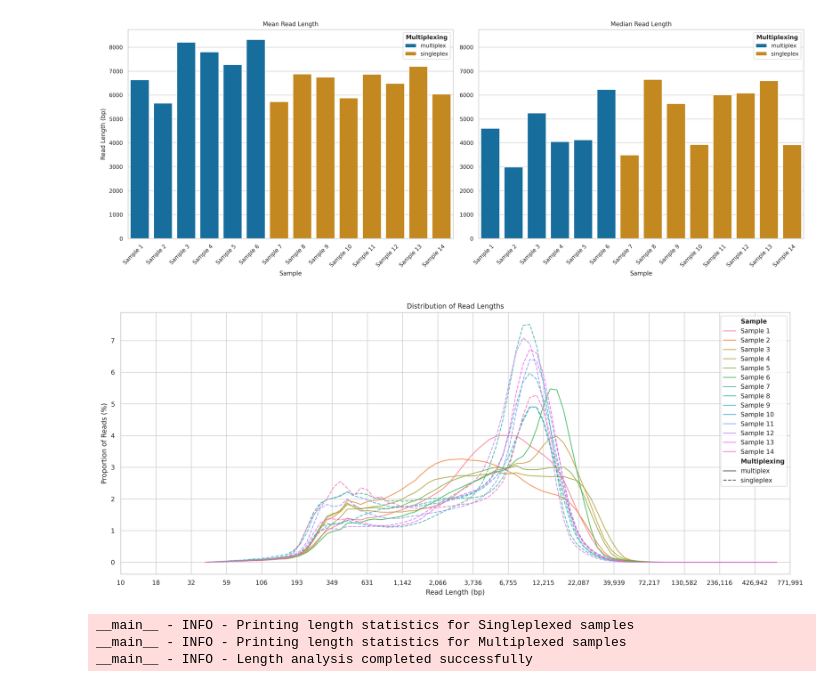
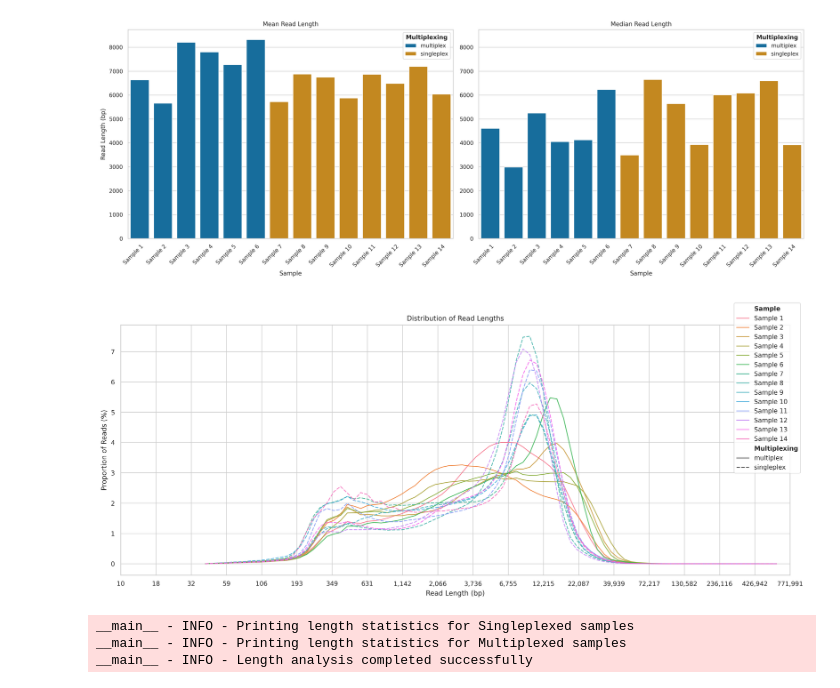
Before and after one commit to KHP-Informatics/ont-benchmark, a Jupyter notebook: ont-benchmark.ipynb, the cells around one changed output. Cells and saved outputs as stored; diff of their text form; code cells hidden in the pictures.

Commit message:
Update ont-benchmark notebook
Modified combined yields plot function.
Removed gridspec slices from upstream plotting functions.

```diff
--- a/ont-benchmark.ipynb
+++ b/ont-benchmark.ipynb
@@ -1026,7 +1006,6 @@ def plot_read_length_distribution(
     num_ticks: int = 20,
     line_alpha: float = 0.8,
     gs: Optional[gridspec.GridSpec] = None,
-    gs_slice: Optional[Union[slice, Tuple[slice, slice]]] = None,
 ) -> Optional[plt.Figure]:
     """
     Plot the distribution of read lengths across samples.
@@ -1034,20 +1013,19 @@ def plot_read_length_distribution(
     Args:
         length_dist (pl.DataFrame): DataFrame containing length distribution data
         max_length (float): Maximum read length for x-axis limit
-        figsize (Tuple[int, int], optional): Figure size. Defaults to (14, 6)
-        dpi (int, optional): Figure DPI. Defaults to 300
-        x_scale (str, optional): Scale for x-axis. Defaults to "log"
-        x_min (int, optional): Minimum x-axis value. Defaults to 10
-        num_ticks (int, optional): Number of x-axis ticks. Defaults to 20
-        line_alpha (float, optional): Line transparency. Defaults to 0.8
-        gs (gridspec.GridSpec, optional): GridSpec for plotting within larger figure
-        gs_slice (Union[slice, Tuple[slice, slice]], optional): Slice of GridSpec to use
+        figsize (Tuple[int, int], optional): Figure size. Defaults to (14, 6).
+        dpi (int, optional): Figure DPI. Defaults to 300.
+        x_scale (str, optional): Scale for x-axis. Defaults to "log".
+        x_min (int, optional): Minimum x-axis value. Defaults to 10.
+        num_ticks (int, optional): Number of x-axis ticks. Defaults to 20.
+        line_alpha (float, optional): Line transparency. Defaults to 0.8.
+        gs (gridspec.GridSpec, optional): GridSpec for plotting within a larger figure.
 
     Returns:
-        Optional[Figure]: Figure object if created independently
+        Optional[Figure]: Figure object if created independently.
 
     Raises:
-        ValueError: If required columns are missing or invalid GridSpec parameters
+        ValueError: If required columns are missing.
     """
     try:
         required_cols = {
@@ -1063,13 +1041,8 @@ def plot_read_length_distribution(
         if gs is None:
             fig, ax = plt.subplots(figsize=figsize, dpi=dpi)
         else:
-            if gs_slice is None:
-                raise ValueError("gs_slice must be provided when using GridSpec")
             fig = plt.gcf()
-            if isinstance(gs_slice, tuple):
-                ax = fig.add_subplot(gs[gs_slice[0]])
-            else:
-                ax = fig.add_subplot(gs[gs_slice])
+            ax = fig.add_subplot(gs[0, 0])
 
         # Filter and prepare data
         non_zero_samples = (
@@ -1110,6 +1083,8 @@ def plot_read_length_distribution(
             ax=ax,
         )
 
+        ax.legend(loc="upper right", bbox_to_anchor=(1.02, 1.1))
+
         ax.set_xscale(x_scale)
         ax.set_xlabel("Read Length (bp)")
         ax.set_ylabel("Proportion of Reads (%)")
@@ -1120,34 +1095,34 @@ def plot_read_length_distribution(
             np.log10(x_min), np.log10(max_length), num=num_ticks
         )
         ax.set_xticks(tick_positions)
         ax.set_xticklabels([f"{int(tick):,}" for tick in tick_positions])
 
         # Set axis limits
         ax.set_xlim(left=x_min, right=max_length)
 
         if gs is None:
             plt.tight_layout()
             return fig
         return None
 
     except Exception as e:
         logger.error(f"Error plotting read length distribution: {str(e)}")
         raise
 
 
 nanoplot_aligned_metrics = load_nanoplot_data(np_aligned_bams_dir, nanoplot_qc_metrics)
 processed_read_length_data = process_nanoplot_data(
     nanoplot_aligned_metrics, nanoplot_qc_metrics
 )
 max_read_length = processed_read_length_data.select(pl.col("lengths").max()).item()
 read_length_distribution = calculate_read_length_distribution(
     processed_read_length_data
 )
 read_length_dist_plot = plot_read_length_distribution(
     read_length_distribution, max_read_length
 )
 # %% [output]
-[figure, old version]
+[figure, new version]
 # %%
 @dataclass
 class LengthMetrics:
```
Also changed, not shown: parts of 4 cells of this notebook.
